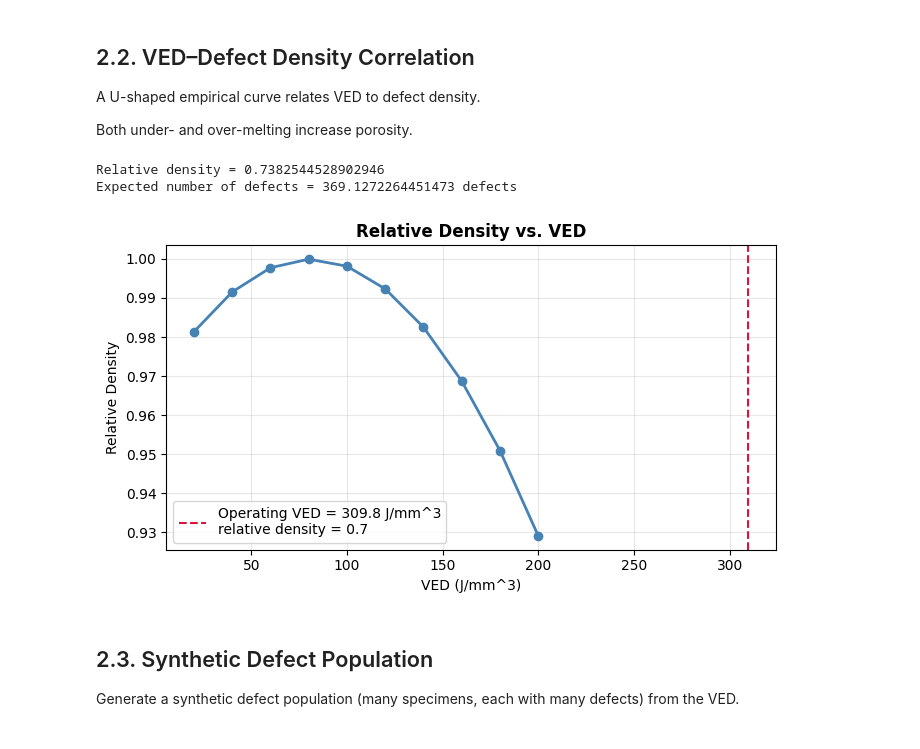
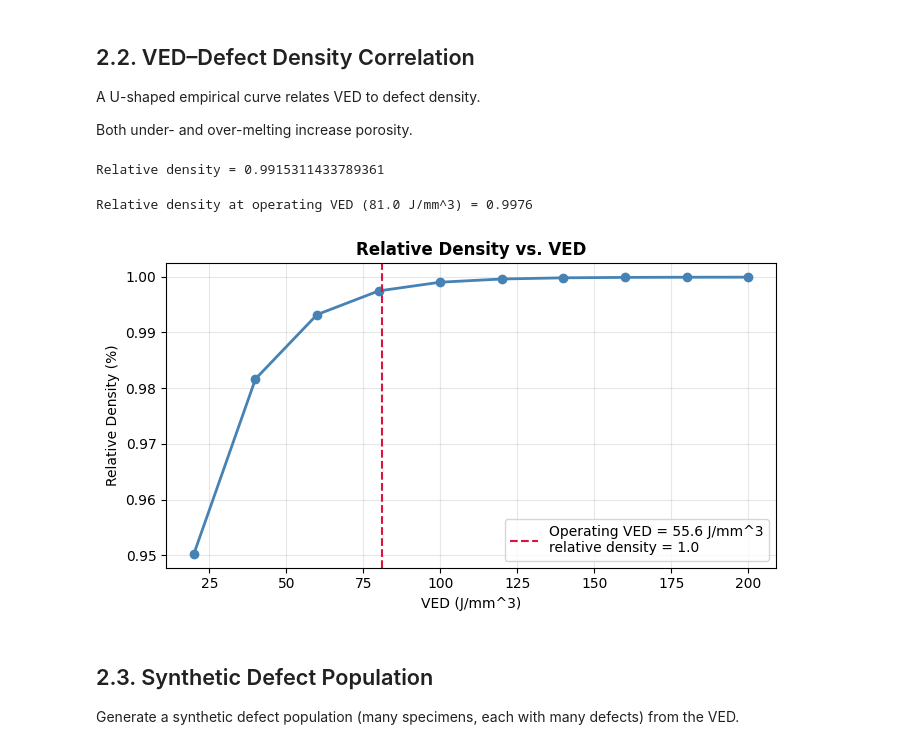
Before and after one commit to jessk816/pinn, a Jupyter notebook: models/paris/workflow_2.ipynb, the cells around one changed output. Cells and saved outputs as stored; diff of their text form; code cells hidden in the pictures.

```diff
--- a/models/paris/workflow_2.ipynb
+++ b/models/paris/workflow_2.ipynb
@@ -104,10 +104,10 @@ and
 Here, VED is a **process input** that controls defect statistics.
 # %%
 # define process parameters
-P = 230.0     # laser power [W]
-v = 55.0      # scan speed [mm/s]
-h = 0.075     # hatch spacing [mm]
-t = 0.18      # layer thickness [mm]
+P = 280.0     # laser power [W]
+v = 1200.0    # scan speed [mm/s]
+h = 0.140     # hatch spacing [mm]
+t = 0.03      # layer thickness [mm]
 
 # volumetric energy density
 VED = P / (v * h * t)
@@ -154,51 +155,64 @@ def rel_density(VED):
 A U-shaped empirical curve relates VED to defect density.
 
 Both under- and over-melting increase porosity.
-# %%
-# relative density for this VED
-rel_d_defects = rel_density(VED)
-
-# expected number of defects
-lambda_defects = rel_d_defects * V_gauge_mm3
-
-print("Relative density =", rel_d_defects)
-print("Expected number of defects =", lambda_defects, "defects")
-# %% [output]
-Relative density = 0.7382544528902946
-Expected number of defects = 369.1272264451473 defects
+# %%
+# define function for relative defect density model
+def rel_density(VED):
+    # U-shaped defect density curve
+    # empirical quadratic model, Taylor expansion
+    #rho = rho_min + alpha * (VED - VED_opt)**2
+    #rho = rho_max * np.exp(-(VED-VED_opt)**2 / (2 * std_dev**2))
+
+    #rel_d = rd_max - alpha * (VED - VED_opt)**2
+    #rel_d = rd_min + (rd_max - rd_min) / (1 + np.exp(-k * (VED - VED_opt)))
+    rel_d = rd_max - (rd_max - rd_min) * np.exp(-k * VED)
+
+    return rel_d
+
+# relative density for this VED
+rel_d_defects = rel_density(VED)
+print("Relative density =", rel_d_defects)
+# %% [output]
+Relative density = 0.9915311433789361
 # %%
 VED_sweep = [20, 40, 60, 80, 100, 120, 140, 160, 180, 200]  # VED range for sweep [J/mm^3]
 
-rho_sweep = []       # list to store density values for each VED
+rel_d_sweep = []       # list to store relative density values for each VED
 
 for VED_i in VED_sweep:
     rel_d = rel_density(VED_i)
-    rho_sweep.append(rel_d)
+    rel_d_sweep.append(rel_d)
 
-rel_d_op = rel_density(VED)              # defect density at operating VED
+#rho_def_opt = rel_density(VED_opt)    # defect density at optimal VED
+rel_d_op = rel_density(VED_opt)        # relative defect density at operating VED
+
+#print(f"Defect density at optimal VED ({VED_opt} J/mm^3) = {rho_def_opt:.1f} defects/mm^3")
+print(f"Relative density at operating VED ({VED_opt} J/mm^3) = {rel_d_op:.4f}")
+# %% [output]
+Relative density at operating VED (81.0 J/mm^3) = 0.9976
 # %%
 fig, ax = plt.subplots(figsize=(7, 4))
-ax.plot(VED_sweep, rho_sweep, marker='o', color="steelblue", linewidth=2)
+ax.plot(VED_sweep, rel_d_sweep, marker='o', color="steelblue", linewidth=2)
 
 # add line indicating operating defect density
-ax.axvline(VED, color="crimson",
+ax.axvline(VED_opt, color="crimson",
            linestyle="--", linewidth=1.5,
            label=f"Operating VED = {VED:.1f} J/mm^3\nrelative density = {rel_d_op:.1f}")
 
 # axes labels, title, legend, grid
 ax.set_title("Relative Density vs. VED", fontweight="bold")
 ax.set_xlabel("VED (J/mm^3)")
-ax.set_ylabel("Relative Density")
+ax.set_ylabel("Relative Density (%)")
 
 # legend, grid
 ax.legend()
 ax.grid(alpha=0.3)
 
 plt.tight_layout()
 plt.savefig("graphs/2_VED_rho.png", dpi=150)
 plt.show()
 # %% [output]
-[figure, old version]
+[figure, new version]
 # %% [markdown]
 ## 2.3. Synthetic Defect Population
 Generate a synthetic defect population (many specimens, each with many defects) from the VED.
```
Also changed, not shown: parts of 18 cells of this notebook, 7 other files.
